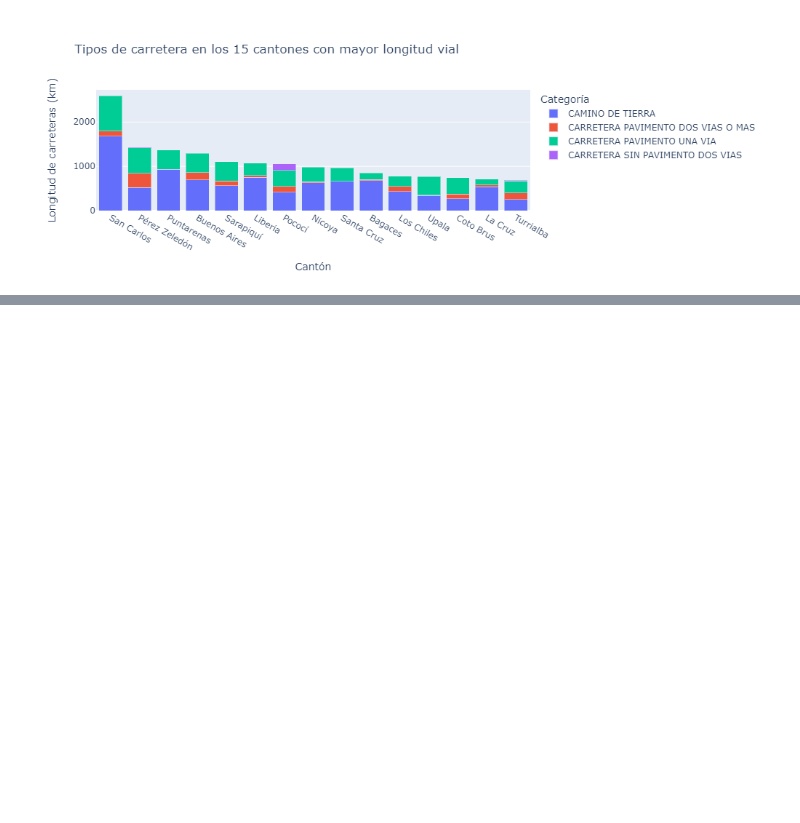
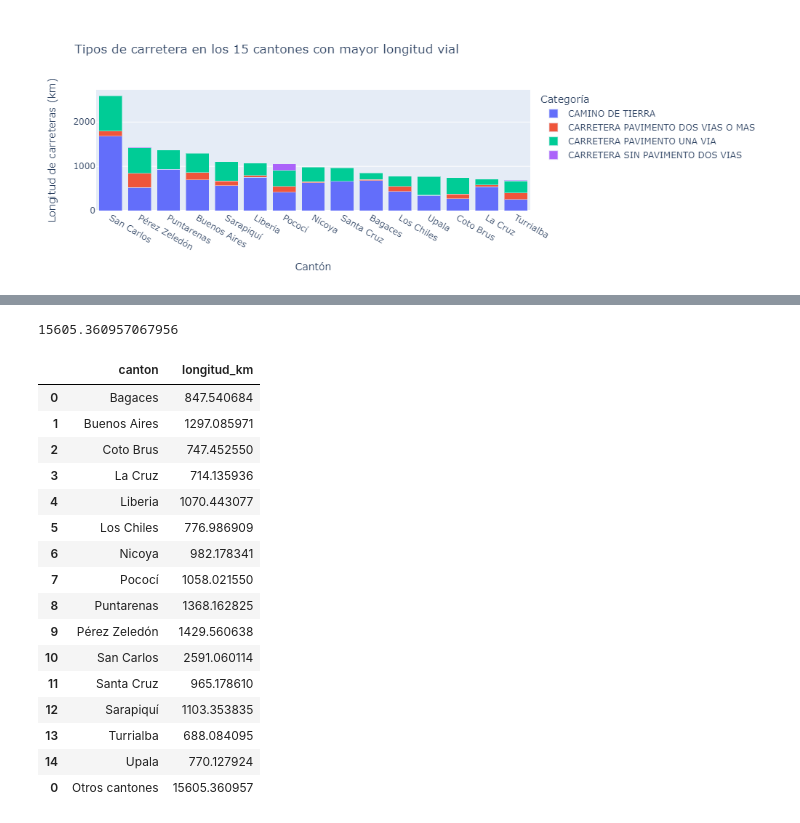
Before and after one commit to jospablo777/datos-geoespaciales-tarea3, a Jupyter notebook: notebooks/RicardoCorrales_AshuinSharma_JosePBarrantes_tarea_3.ipynb, the cells around one changed output, grey strips where cells are left out. Drawn from its saved outputs; the diff is of its cells as text; code cells hidden in the pictures; blank space fills up the shorter version.

```diff
--- a/notebooks/RicardoCorrales_AshuinSharma_JosePBarrantes_tarea_3.ipynb
+++ b/notebooks/RicardoCorrales_AshuinSharma_JosePBarrantes_tarea_3.ipynb
@@ -296,0 +336,26 @@ fig.show()
+# %%
+long = otros_cantones.longitud_km.sum()
+long
+# %% [output]
+15605.360957067956
+# %%
+top_15_pastel = pd.concat([top_15_pastel, pd.DataFrame({'canton': ['Otros cantones'], 'longitud_km': [long]})])
+top_15_pastel
+# %% [output]
+|  | canton | longitud_km |
+| 0 | Bagaces | 847.540684 |
+| 1 | Buenos Aires | 1297.085971 |
+| 2 | Coto Brus | 747.452550 |
+| 3 | La Cruz | 714.135936 |
+| 4 | Liberia | 1070.443077 |
+| 5 | Los Chiles | 776.986909 |
+| 6 | Nicoya | 982.178341 |
+| 7 | Pococí | 1058.021550 |
+| 8 | Puntarenas | 1368.162825 |
+| 9 | Pérez Zeledón | 1429.560638 |
+| 10 | San Carlos | 2591.060114 |
+| 11 | Santa Cruz | 965.178610 |
+| 12 | Sarapiquí | 1103.353835 |
+| 13 | Turrialba | 688.084095 |
+| 14 | Upala | 770.127924 |
+| 0 | Otros cantones | 15605.360957 |
```
Also changed, not shown: parts of 4 cells of this notebook.
